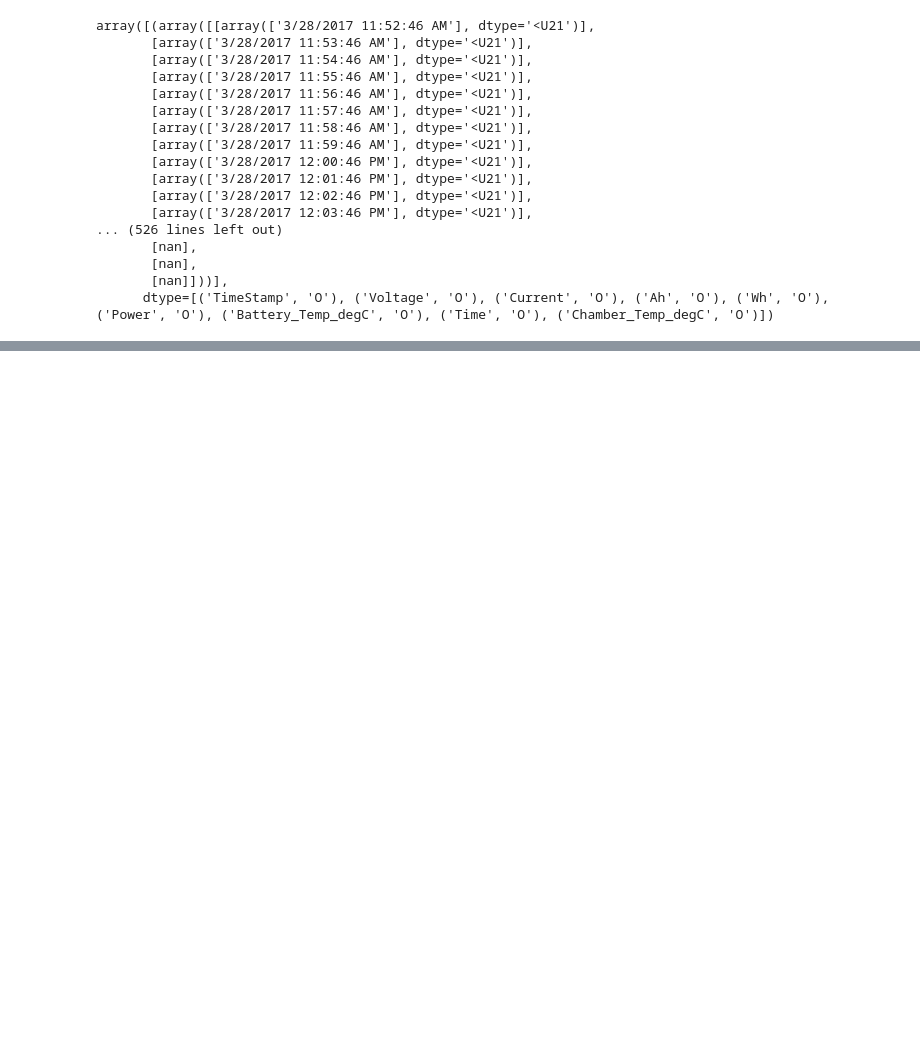
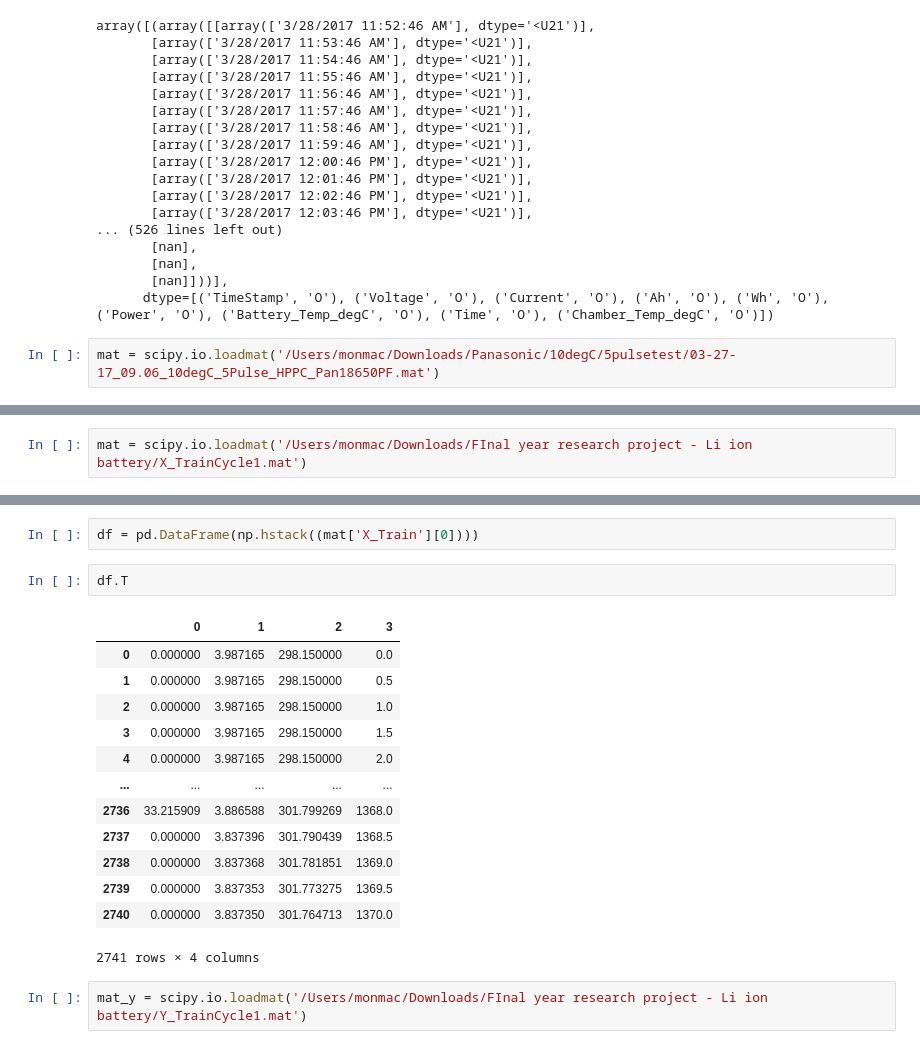
Before and after one commit to pierredm1/4th-Year-Imperial-Thesis, a Jupyter notebook: notebooks/v2-NoTemp.ipynb, the cells around one changed output, grey strips where cells are left out. Drawn from its saved outputs; the diff is of its cells as text; blank space fills up the shorter version.

```diff
--- a/notebooks/v2-NoTemp.ipynb
+++ b/notebooks/v2-NoTemp.ipynb
@@ -491,3 +490,5 @@ array([(array([[array(['3/28/2017 11:52:46 AM'], dtype='<U21')],
        [nan],
        [nan]]))],
       dtype=[('TimeStamp', 'O'), ('Voltage', 'O'), ('Current', 'O'), ('Ah', 'O'), ('Wh', 'O'), ('Power', 'O'), ('Battery_Temp_degC', 'O'), ('Time', 'O'), ('Chamber_Temp_degC', 'O')])
+# %%
+mat = scipy.io.loadmat('/Users/monmac/Downloads/Panasonic/10degC/5pulsetest/03-27-17_09.06_10degC_5Pulse_HPPC_Pan18650PF.mat')
@@ -493,0 +613,2 @@ array([(array([[array(['3/28/2017 11:52:46 AM'], dtype='<U21')],
+# %%
+mat = scipy.io.loadmat('/Users/monmac/Downloads/FInal year research project - Li ion battery/X_TrainCycle1.mat')
@@ -493,0 +655,20 @@ array([(array([[array(['3/28/2017 11:52:46 AM'], dtype='<U21')],
+# %%
+df = pd.DataFrame(np.hstack((mat['X_Train'][0])))
+# %%
+df.T
+# %% [output]
+|  | 0 | 1 | 2 | 3 |
+| 0 | 0.000000 | 3.987165 | 298.150000 | 0.0 |
+| 1 | 0.000000 | 3.987165 | 298.150000 | 0.5 |
+| 2 | 0.000000 | 3.987165 | 298.150000 | 1.0 |
+| 3 | 0.000000 | 3.987165 | 298.150000 | 1.5 |
+| 4 | 0.000000 | 3.987165 | 298.150000 | 2.0 |
+| ... | ... | ... | ... | ... |
+| 2736 | 33.215909 | 3.886588 | 301.799269 | 1368.0 |
+| 2737 | 0.000000 | 3.837396 | 301.790439 | 1368.5 |
+| 2738 | 0.000000 | 3.837368 | 301.781851 | 1369.0 |
+| 2739 | 0.000000 | 3.837353 | 301.773275 | 1369.5 |
+| 2740 | 0.000000 | 3.837350 | 301.764713 | 1370.0 |
+2741 rows × 4 columns
+# %%
+mat_y = scipy.io.loadmat('/Users/monmac/Downloads/FInal year research project - Li ion battery/Y_TrainCycle1.mat')
```
Also changed, not shown: parts of 18 cells of this notebook, 4 other files.
